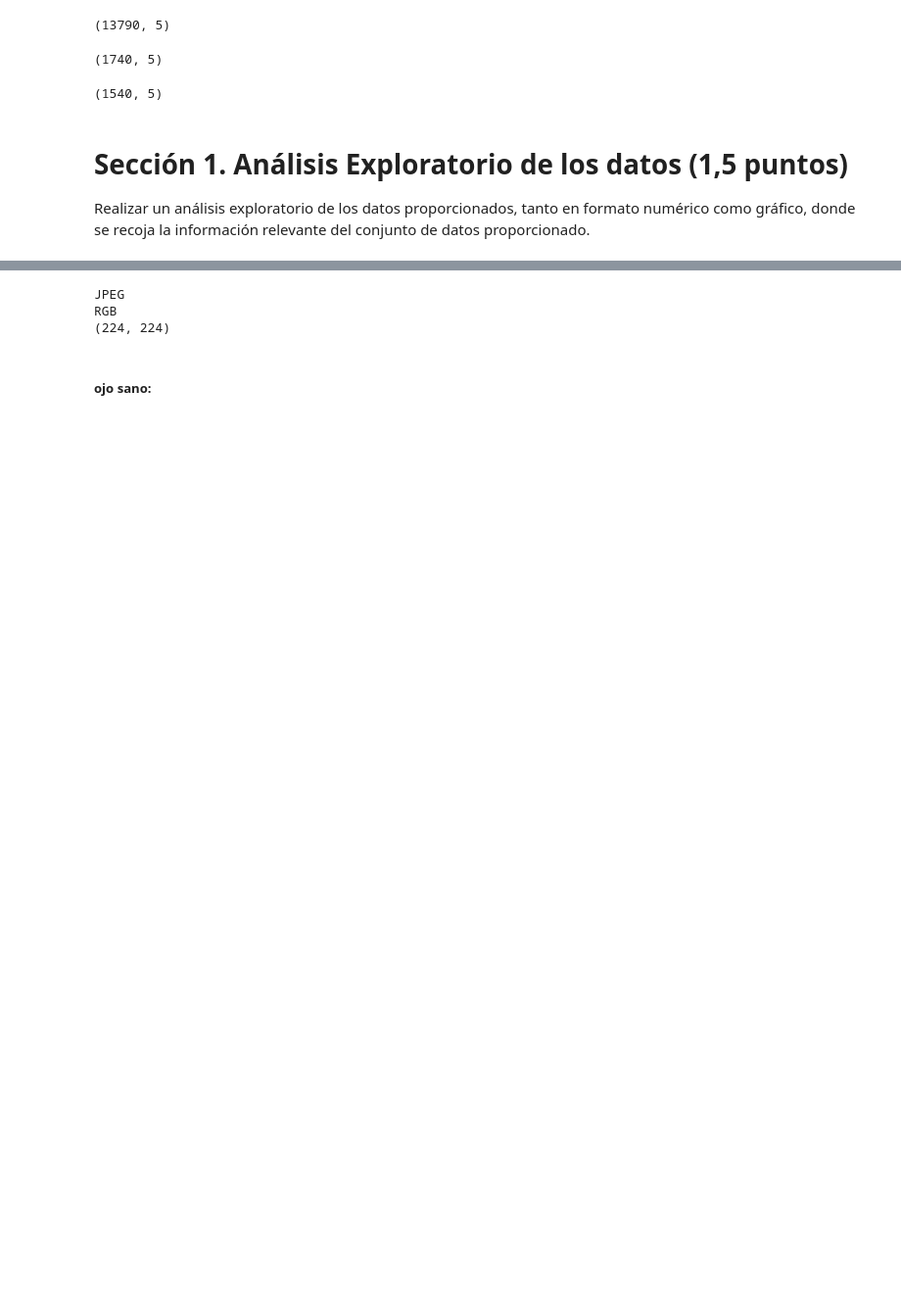
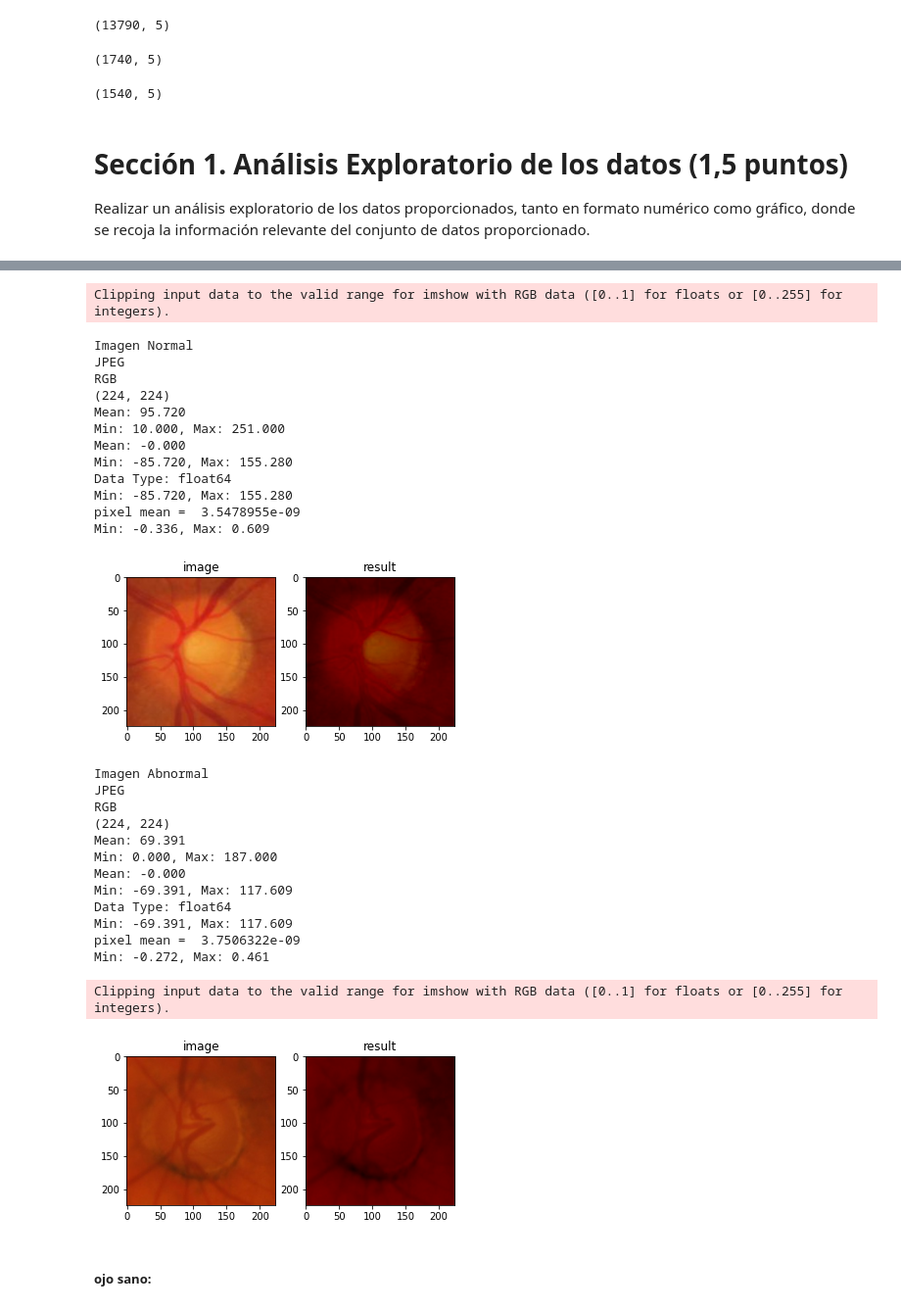
Before and after one commit to zumaiaUOC/DL_PRA, a Jupyter notebook: PRA_Oscar_Rojo_11.ipynb, the cells around one changed output, grey strips where cells are left out. Shown at 98% size. Cells and saved outputs as stored; diff of their text form; code cells hidden in the pictures; blank space fills up the shorter version.

```diff
--- a/PRA_Oscar_Rojo_11.ipynb
+++ b/PRA_Oscar_Rojo_11.ipynb
@@ -275,15 +300,83 @@ array([[[  0,   0,   2],
 # %%
 def image_info(path):
     image = Image.open(path)
     print(image.format)
     print(image.mode)
     print(image.size)
+    pixels = asarray(image)
+    # global centering
 
-image_info(df_all.iloc[0]['full_path'])
+
+    # calculate global mean
+    mean = pixels.mean()
+    print('Mean: %.3f' % mean)
+    print('Min: %.3f, Max: %.3f' % (pixels.min(), pixels.max()))
+    # global centering of pixels
+    pixels = pixels - mean
+    # confirm it had the desired effect
+    mean = pixels.mean()
+    print('Mean: %.3f' % mean)
+    print('Min: %.3f, Max: %.3f' % (pixels.min(), pixels.max()))
+    #print(pixels)
+
+
+    # example of pixel normalization
+    # confirm pixel range is 0-255
+    print('Data Type: %s' % pixels.dtype)
+    print('Min: %.3f, Max: %.3f' % (pixels.min(), pixels.max()))
+    # convert from integers to floats
+    pixels = pixels.astype('float32')
+    # normalize to the range 0-1
+    pixels /= 255.0
+    mean = pixels.mean()
+    print('pixel mean = ', mean)
+
+    # confirm the normalization
+    print('Min: %.3f, Max: %.3f' % (pixels.min(), pixels.max()))
+
+    # show the image
+    fig, (ax0, ax1) = plt.subplots(1, 2)
+    ax0.imshow(image)
+    ax0.axis('on')
+    ax0.set_title('image')
+    ax1.imshow(pixels)
+    ax1.axis('on')
+    ax1.set_title('result')
+    plt.show()
+
+print('Imagen Normal')
+image_info(df_all_normal.iloc[0]['full_path'])
+print('Imagen Abnormal')
+image_info(df_all_abnormal.iloc[0]['full_path'])
 # %% [output]
-JPEG
-RGB
-(224, 224)
+Clipping input data to the valid range for imshow with RGB data ([0..1] for floats or [0..255] for integers).
+Imagen Normal
+JPEG
+RGB
+(224, 224)
+Mean: 95.720
+Min: 10.000, Max: 251.000
+Mean: -0.000
+Min: -85.720, Max: 155.280
+Data Type: float64
+Min: -85.720, Max: 155.280
+pixel mean =  3.5478955e-09
+Min: -0.336, Max: 0.609
+[figure, added]
+Imagen Abnormal
+JPEG
+RGB
+(224, 224)
+Mean: 69.391
+Min: 0.000, Max: 187.000
+Mean: -0.000
+Min: -69.391, Max: 117.609
+Data Type: float64
+Min: -69.391, Max: 117.609
+pixel mean =  3.7506322e-09
+Min: -0.272, Max: 0.461
+Clipping input data to the valid range for imshow with RGB data ([0..1] for floats or [0..255] for integers).
+[figure, added]
 # %%
 def imagen(path):
     image = Image.open(path)
```
Also changed, not shown: parts of 20 cells of this notebook, 1 other file.
